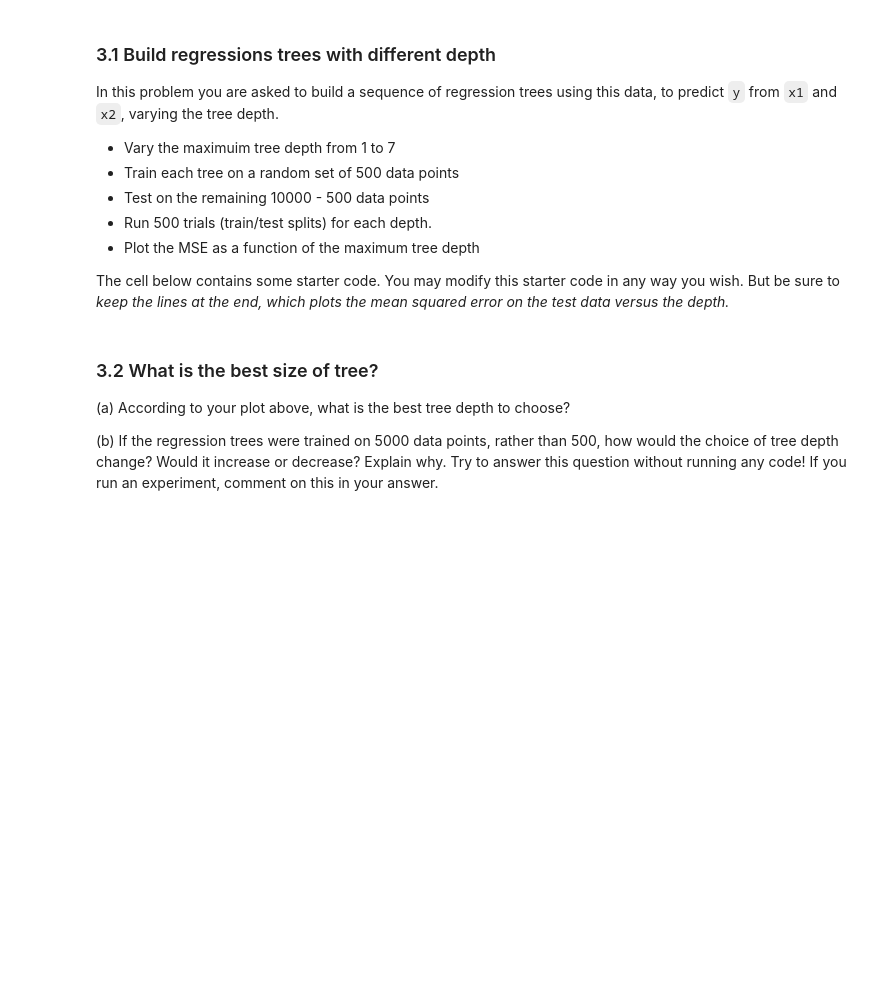
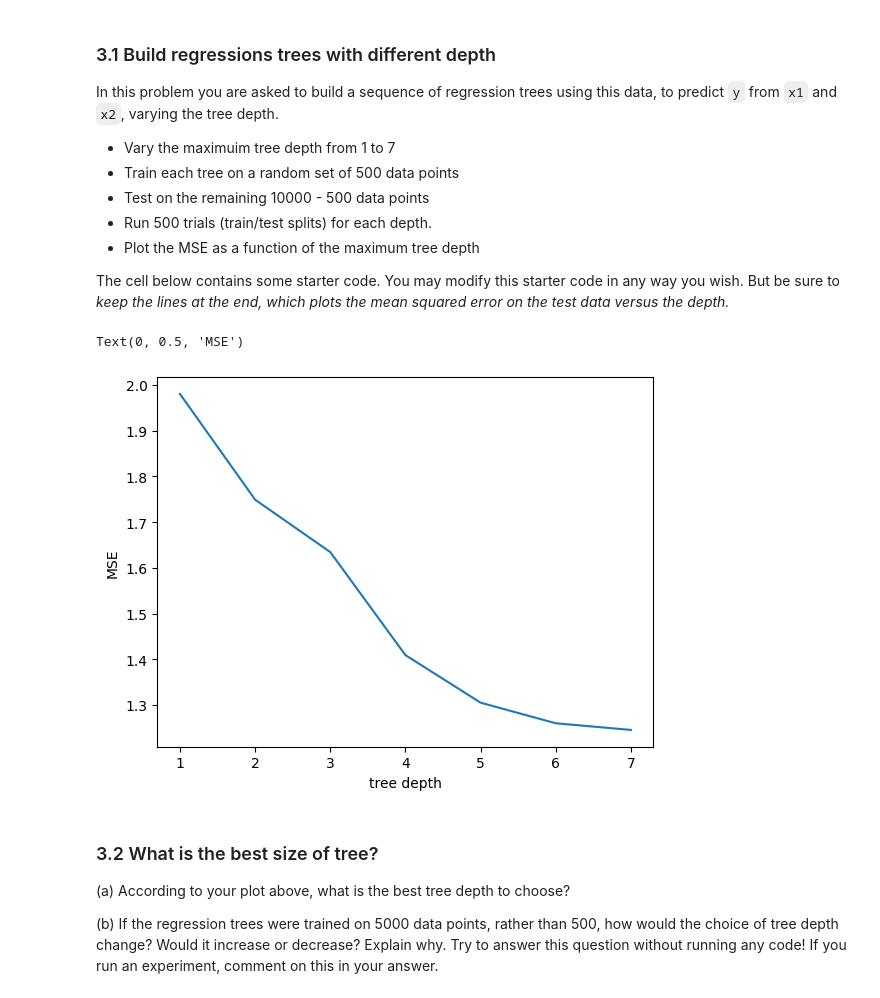
Before and after one commit to shashankd98/Binary_BH, a Jupyter notebook: assignments/assn2/assn2.ipynb, the cells around one changed output. Cells and saved outputs as stored; diff of their text form; code cells hidden in the pictures; blank space fills up the shorter version.

```diff
--- a/assignments/assn2/assn2.ipynb
+++ b/assignments/assn2/assn2.ipynb
@@ -555,18 +590,25 @@ The cell below contains some starter code. You may modify this starter code in a
 # %%
 trials = 500
 tree_depth = np.arange(1, 8)
 test_mean_squared_error = np.zeros(len(tree_depth))
 
 from tqdm import tqdm
 for d in tqdm(tree_depth):
+    error=0
     rtree = DecisionTreeRegressor(max_depth=d)
     for trial in np.arange(trials):
-        ...
+      X_train,X_test,y_train,y_test=train_test_split(X,y,train_size=5000)
+      rtree=rtree.fit(X_train,y_train)
+      error+=(np.mean((y_test - rtree.predict(X_test))**2))
+    test_mean_squared_error[d-1]=error/trials
 
 fig = plt.figure()
 plt.plot(tree_depth, test_mean_squared_error)
 plt.xlabel('tree depth')
 plt.ylabel('MSE')
+# %% [output]
+Text(0, 0.5, 'MSE')
+[figure, added]
 # %% [markdown]
 ### 3.2 What is the best size of tree?
 
```
Also changed, not shown: parts of 9 cells of this notebook.
